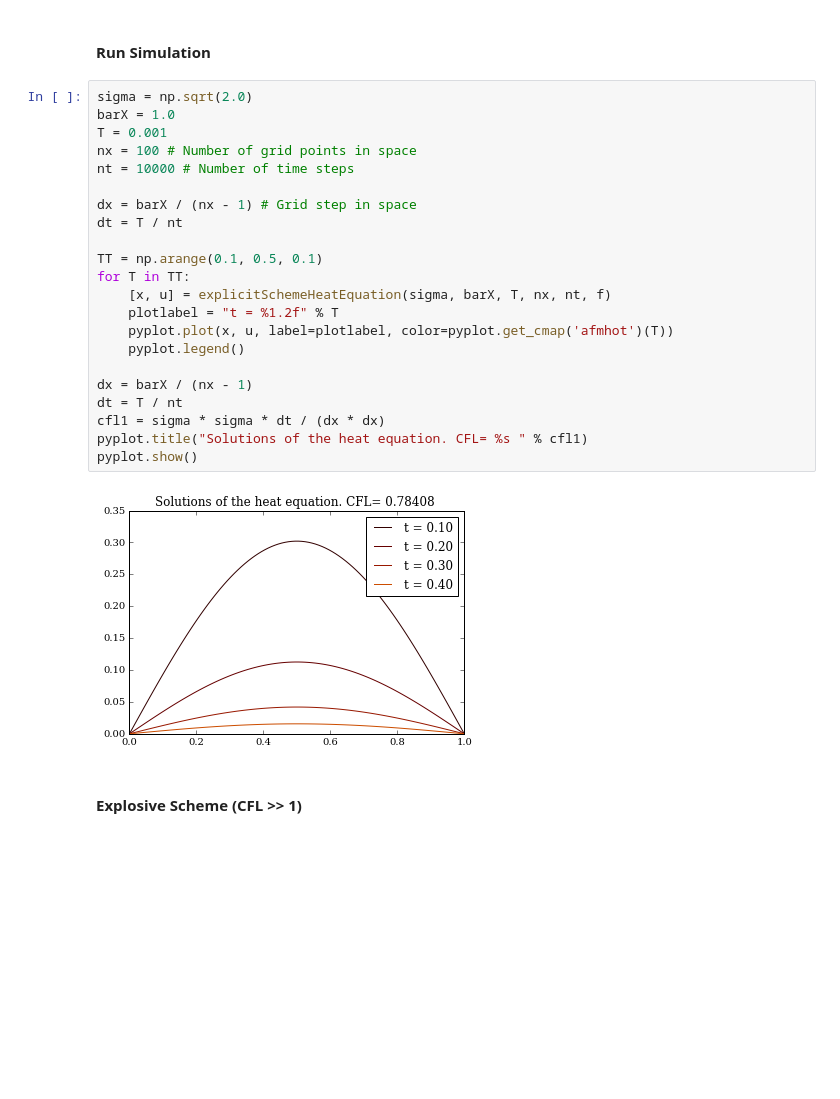
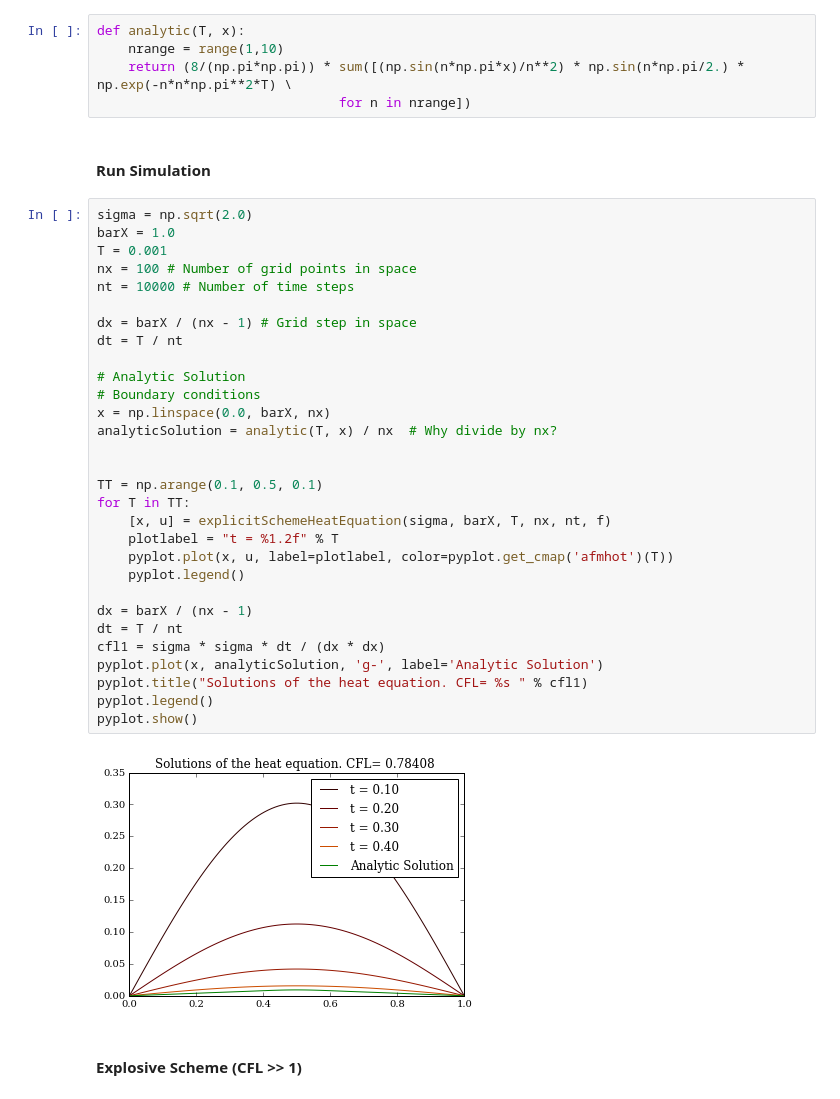
Before and after one commit to gavinconran/numerical-finance, a Jupyter notebook: 03_Discretisation/Heat_FDExplicit/HeatFD_Explicit_Example_Notes.ipynb, the cells around one changed output. Saved outputs shown, nothing was run; the diff lists cells and outputs as text; blank space fills up the shorter version.

Commit message:
added analytic solution to Example

```diff
--- a/03_Discretisation/Heat_FDExplicit/HeatFD_Explicit_Example_Notes.ipynb
+++ b/03_Discretisation/Heat_FDExplicit/HeatFD_Explicit_Example_Notes.ipynb
@@ -51,29 +53,42 @@ def f(z):
+# %%
+def analytic(T, x):
+    nrange = range(1,10)
+    return (8/(np.pi*np.pi)) * sum([(np.sin(n*np.pi*x)/n**2) * np.sin(n*np.pi/2.) * np.exp(-n*n*np.pi**2*T) \
+                               for n in nrange])
 # %% [markdown]
 #### Run Simulation
 # %%
 sigma = np.sqrt(2.0)
 barX = 1.0
 T = 0.001
 nx = 100 # Number of grid points in space
 nt = 10000 # Number of time steps
 
 dx = barX / (nx - 1) # Grid step in space
 dt = T / nt
+
+# Analytic Solution
+# Boundary conditions
+x = np.linspace(0.0, barX, nx)
+analyticSolution = analytic(T, x) / nx  # Why divide by nx?
+
 
 TT = np.arange(0.1, 0.5, 0.1)
 for T in TT:
     [x, u] = explicitSchemeHeatEquation(sigma, barX, T, nx, nt, f)
     plotlabel = "t = %1.2f" % T
     pyplot.plot(x, u, label=plotlabel, color=pyplot.get_cmap('afmhot')(T))
     pyplot.legend()
 
 dx = barX / (nx - 1)
 dt = T / nt
 cfl1 = sigma * sigma * dt / (dx * dx)
+pyplot.plot(x, analyticSolution, 'g-', label='Analytic Solution')
 pyplot.title("Solutions of the heat equation. CFL= %s " % cfl1)
+pyplot.legend()
 pyplot.show()
 # %% [output]
-[figure, old version]
+[figure, new version]
 # %% [markdown]
 #### Explosive Scheme (CFL >> 1)
 # %%
```
Also changed, not shown: parts of 1 cell of this notebook, 1 other file.
